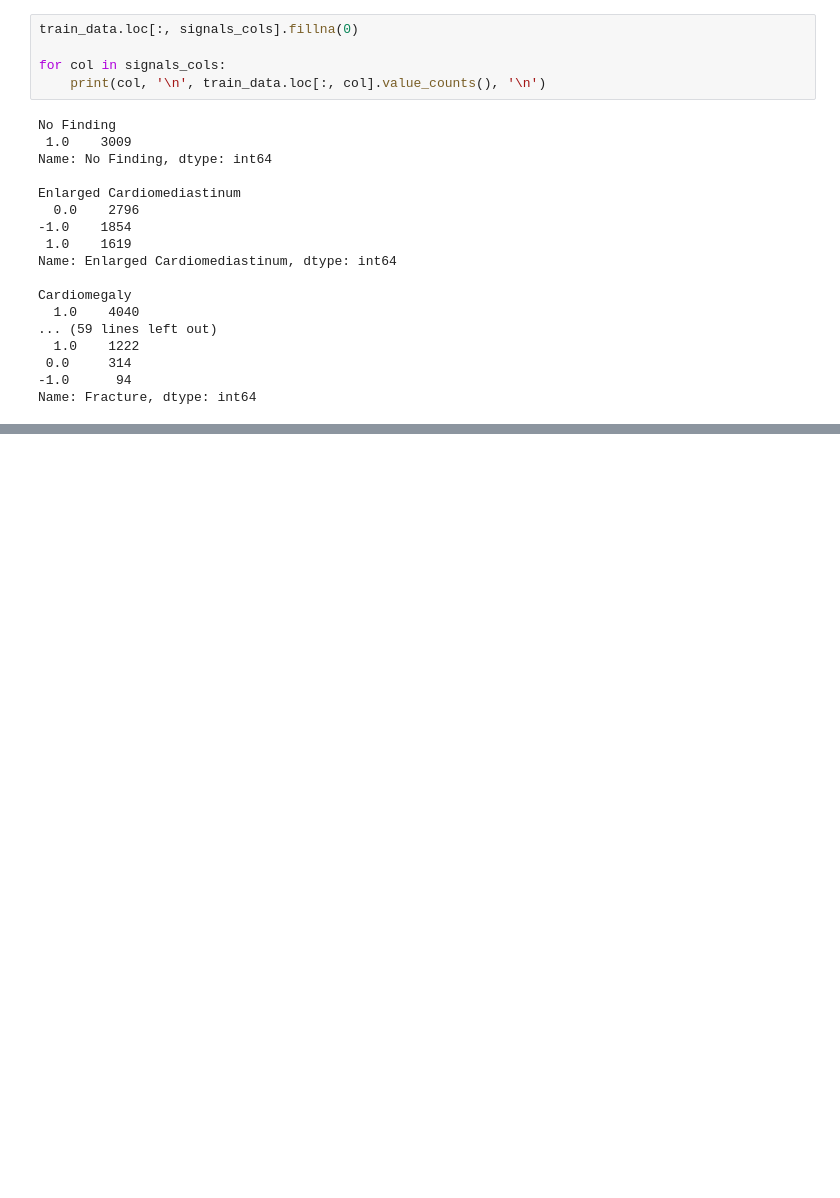
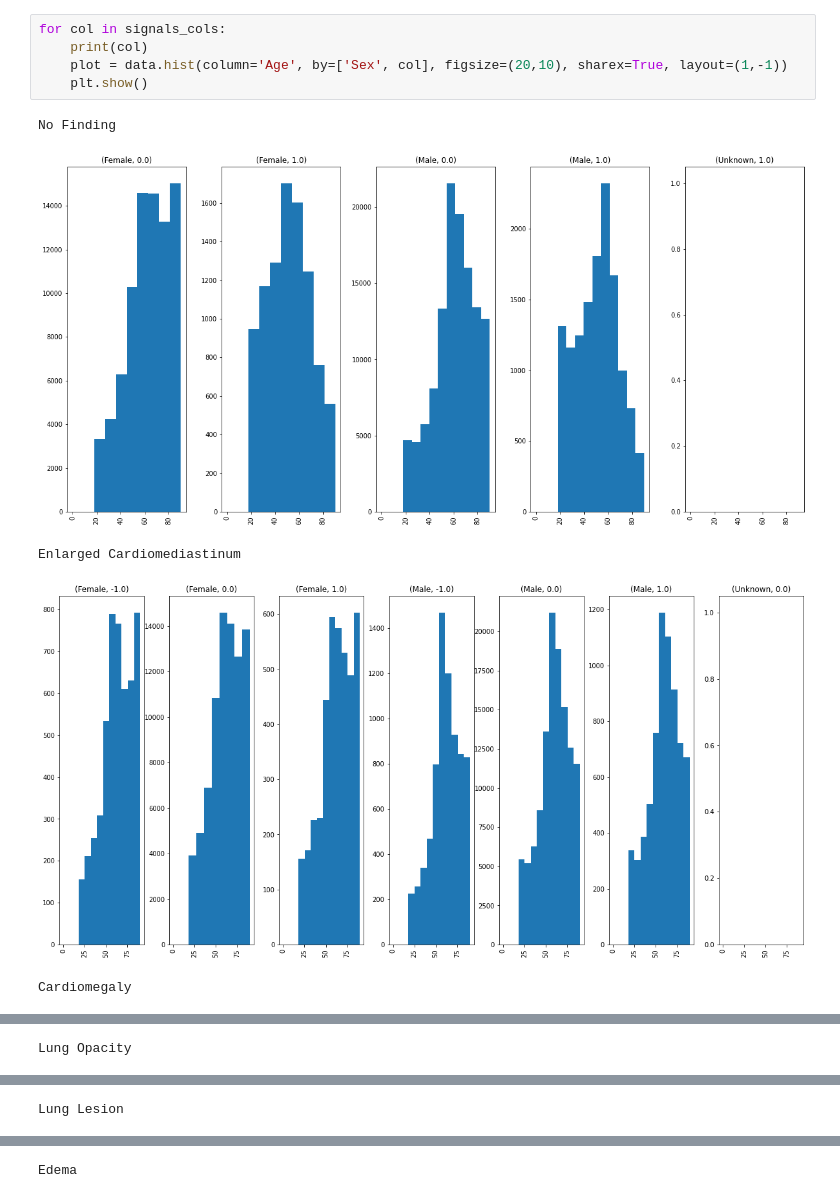
Before and after one commit to cruz-lucas/Chest-X-Ray-Pathology-Classifier, a Jupyter notebook: notebooks/1__EDA.ipynb, the cells around one changed output, grey strips where cells are left out. Drawn from its saved outputs; the diff is of its cells as text; blank space fills up the shorter version.

```diff
--- a/notebooks/1__EDA.ipynb
+++ b/notebooks/1__EDA.ipynb
@@ -52,23 +58,11 @@ data.head(10)
-# %%
-train_data.loc[:, signals_cols].fillna(0)
-
-for col in signals_cols:
-    print(col, '\n', train_data.loc[:, col].value_counts(), '\n')
-# %% [output]
-No Finding
- 1.0    3009
-Name: No Finding, dtype: int64
-
-Enlarged Cardiomediastinum
-  0.0    2796
--1.0    1854
- 1.0    1619
-Name: Enlarged Cardiomediastinum, dtype: int64
-
-Cardiomegaly
-  1.0    4040
-... (59 lines left out)
-  1.0    1222
- 0.0     314
--1.0      94
-Name: Fracture, dtype: int64
+# %%
+for col in signals_cols:
+    print(col)
+    plot = data.hist(column='Age', by=['Sex', col], figsize=(20,10), sharex=True, layout=(1,-1))
+    plt.show()
+# %% [output]
+No Finding
+[figure, added]
+Enlarged Cardiomediastinum
+[figure, added]
+Cardiomegaly
@@ -74,0 +70 @@ Name: Fracture, dtype: int64
+Lung Opacity
@@ -74,0 +72 @@ Name: Fracture, dtype: int64
+Lung Lesion
@@ -74,0 +74 @@ Name: Fracture, dtype: int64
+Edema
```
Also changed, not shown: parts of 15 cells of this notebook, 11 other files.
